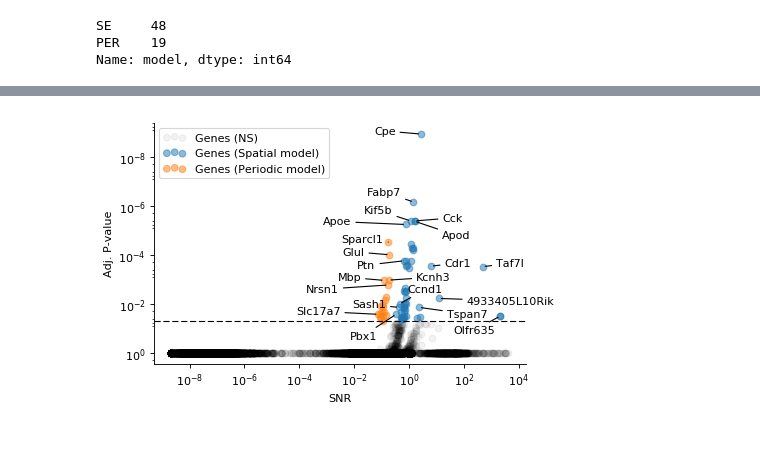
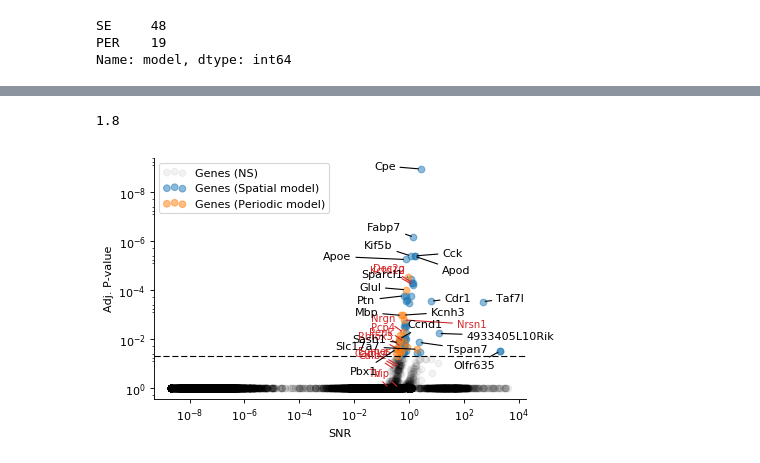
Before and after one commit to Teichlab/SpatialDE, a Jupyter notebook: Analysis/MouseOB/Mouse Olfactory Bulb Analysis.ipynb, the cells around one changed output, grey strips where cells are left out. Cells and saved outputs as stored; diff of their text form; code cells hidden in the pictures.

```diff
--- a/Analysis/MouseOB/Mouse Olfactory Bulb Analysis.ipynb
+++ b/Analysis/MouseOB/Mouse Olfactory Bulb Analysis.ipynb
@@ -137,7 +137,7 @@ for j, T in enumerate(top_per_ls.groupby(['model', 'l'])):
 
         plt.xticks([])
         plt.yticks([])
-        plt.hlines(-3.5, 7, 12, lw=3)
+        plt.hlines(-3.5, 7, 7 + 5, lw=3)
         if r['l'] + 7 < 28:
             plt.hlines(-5, 7, 7 + r['l'], lw=3, color=model_colors[r['model']], zorder=0)
 
@@ -166,3 +199,7 @@ top_per_ls = ms_results.query('qval < 0.05') \
+# %%
+9 / 5
+# %% [output]
+1.8
 # %%
 plt.figure(figsize=(6, 4), dpi=80)
 
@@ -178,9 +215,21 @@ plt.scatter(1. / tmp['max_delta'], tmp['qval'],
             alpha=0.5, rasterized=True, label='Genes (Spatial model)', marker='o', color='C0');
 
 tmp = ms_results.query('model == "PER"')
+tmp = tmp.drop('max_delta', 1).merge(results[['g', 'max_delta']], on='g')
 plt.scatter(1./ tmp['max_delta'], tmp['qval'],
             alpha=0.5, rasterized=True, label='Genes (Periodic model)', marker='o', color='C1');
 
+# Annotate Stahl genes
+tmp = results.query('g in @stahl_genes')
+
+for i, r in tmp.iterrows():
+    xy = (1./r['max_delta'], r['qval'])
+    xyt = (xy[0] / x_offsets.get(r['g'], 2),
+           xy[1] / y_offsets.get(r['g'], 3),)
+    plt.annotate(r['g'], xy, xyt, color='tab:red', horizontalalignment='right',
+                 arrowprops={'arrowstyle': '-', 'color': 'tab:red'}, size=9)
+
+# Annotate top genes
 x_offsets = {
     'Apc': 1e1,
     '4933405L10Rik': 1e1,
@@ -194,32 +243,32 @@ x_offsets = {
     'Taf7l': 3,
     'Cdr1': 3,
     'Slc17a7': 1e-3
 }
 y_offsets = {
     'Apod': 2e-1,
     'Pbx1': 1e-1,
     'Olfr635': 2e-1,
     'Tspan7': 4e-1,
     '4933405L10Rik': 6e-1,
     'Ccnd1': 3e0,
     'Kif5b': 2e0,
     'Fabp7': 2e0,
     'Ptn':5e-1,
     'Nrsn1':5e-1
 }
-for i, r in top_per_ls.iterrows():
+for i, r in results.query('g in @top_per_ls.g').query('g not in @stahl_genes').iterrows():
     xy = (1. / r['max_delta'], r['qval'])
     xyt = (xy[0] * x_offsets.get(r['g'], 2e-2),
            xy[1] / y_offsets.get(r['g'], 1),)
     plt.annotate(r['g'].replace("'", ''), xy, xyt, color='k', arrowprops={'arrowstyle': '-'})
 
 plt.axhline(0.05, ls='--', c='k', lw=1)
 plt.xlabel('SNR');
 plt.ylabel('Adj. P-value');
 plt.gca().invert_yaxis()
 
 plt.legend(scatterpoints=3, loc='upper left');
 
 plt.savefig('sigma_pval_MOB.pdf', bbox_inches='tight');
 # %% [output]
-[figure, old version]
+[figure, new version]
```
Also changed, not shown: parts of 7 cells of this notebook, 7 other files.
